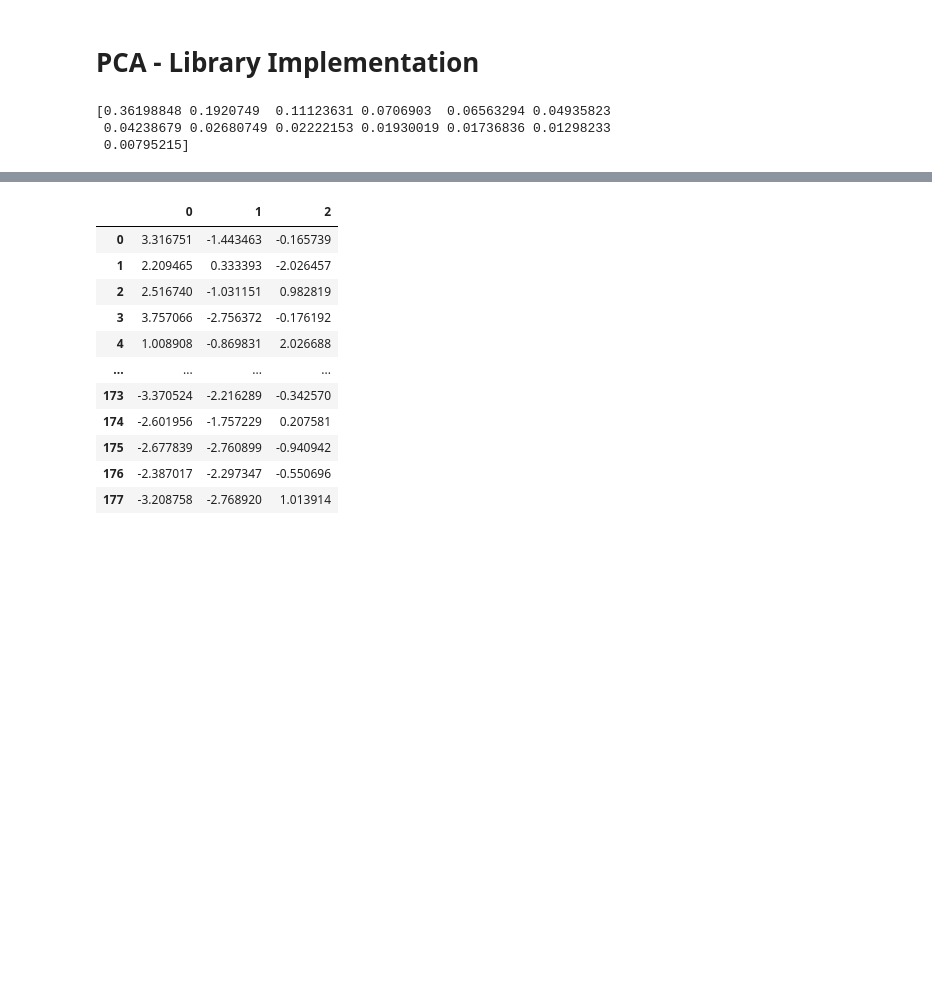
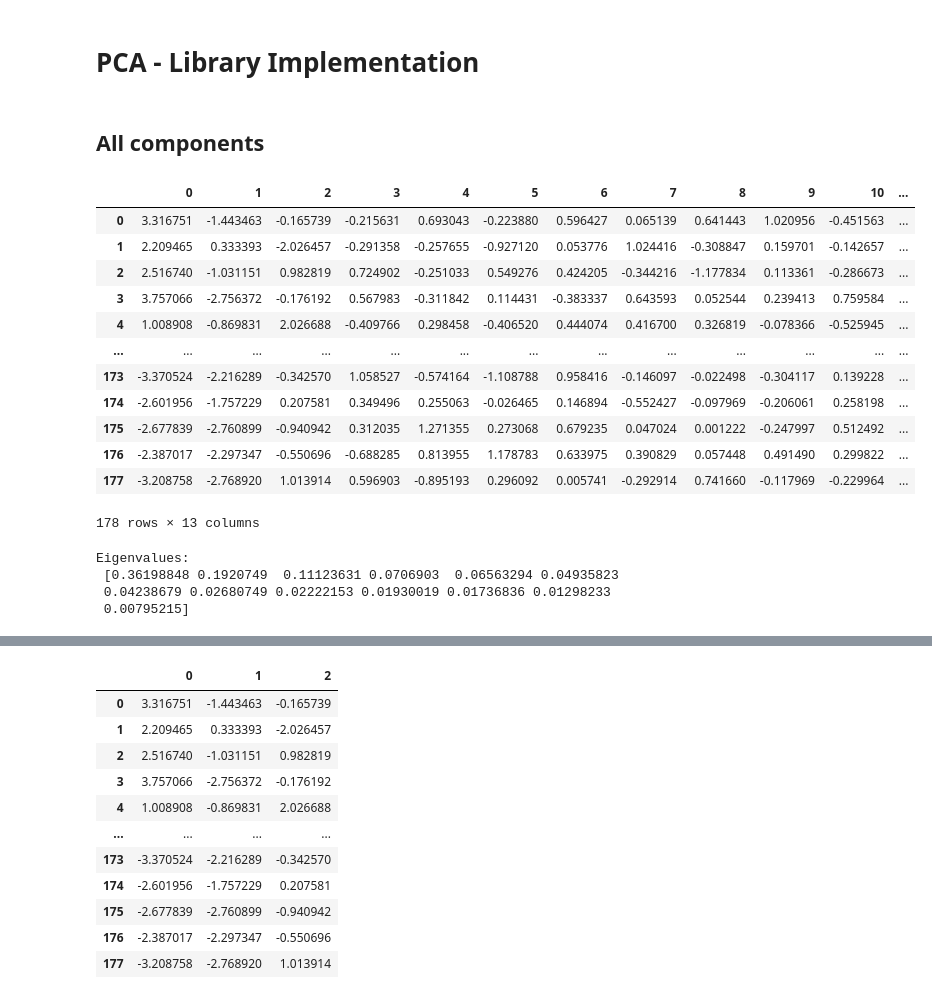
Before and after one commit to khetansarvesh/Tabular-Cross-Sectional-Modelling, a Jupyter notebook: modelling/dimensionality-reduction/PCA.ipynb, the cells around one changed output, grey strips where cells are left out. Drawn from its saved outputs; the diff is of its cells as text; code cells hidden in the pictures; blank space fills up the shorter version.

```diff
--- a/modelling/dimensionality-reduction/PCA.ipynb
+++ b/modelling/dimensionality-reduction/PCA.ipynb
@@ -56,13 +69,30 @@ X
 178 rows × 13 columns
 # %% [markdown]
 # **PCA - Library Implementation**
+# %% [markdown]
+## All components
 # %%
-from sklearn.decomposition import PCA
 pca = PCA(n_components = None)
 X_new = pca.fit_transform(X)
-explained_variance = pca.explained_variance_ratio_
-print(explained_variance)
+pd.DataFrame(X_new)
 # %% [output]
+|  | 0 | 1 | 2 | 3 | 4 | 5 | 6 | 7 | 8 | 9 | 10 | ... |
+| 0 | 3.316751 | -1.443463 | -0.165739 | -0.215631 | 0.693043 | -0.223880 | 0.596427 | 0.065139 | 0.641443 | 1.020956 | -0.451563 | ... |
+| 1 | 2.209465 | 0.333393 | -2.026457 | -0.291358 | -0.257655 | -0.927120 | 0.053776 | 1.024416 | -0.308847 | 0.159701 | -0.142657 | ... |
+| 2 | 2.516740 | -1.031151 | 0.982819 | 0.724902 | -0.251033 | 0.549276 | 0.424205 | -0.344216 | -1.177834 | 0.113361 | -0.286673 | ... |
+| 3 | 3.757066 | -2.756372 | -0.176192 | 0.567983 | -0.311842 | 0.114431 | -0.383337 | 0.643593 | 0.052544 | 0.239413 | 0.759584 | ... |
+| 4 | 1.008908 | -0.869831 | 2.026688 | -0.409766 | 0.298458 | -0.406520 | 0.444074 | 0.416700 | 0.326819 | -0.078366 | -0.525945 | ... |
+| ... | ... | ... | ... | ... | ... | ... | ... | ... | ... | ... | ... | ... |
+| 173 | -3.370524 | -2.216289 | -0.342570 | 1.058527 | -0.574164 | -1.108788 | 0.958416 | -0.146097 | -0.022498 | -0.304117 | 0.139228 | ... |
+| 174 | -2.601956 | -1.757229 | 0.207581 | 0.349496 | 0.255063 | -0.026465 | 0.146894 | -0.552427 | -0.097969 | -0.206061 | 0.258198 | ... |
+| 175 | -2.677839 | -2.760899 | -0.940942 | 0.312035 | 1.271355 | 0.273068 | 0.679235 | 0.047024 | 0.001222 | -0.247997 | 0.512492 | ... |
+| 176 | -2.387017 | -2.297347 | -0.550696 | -0.688285 | 0.813955 | 1.178783 | 0.633975 | 0.390829 | 0.057448 | 0.491490 | 0.299822 | ... |
+| 177 | -3.208758 | -2.768920 | 1.013914 | 0.596903 | -0.895193 | 0.296092 | 0.005741 | -0.292914 | 0.741660 | -0.117969 | -0.229964 | ... |
-[0.36198848 0.1920749  0.11123631 0.0706903  0.06563294 0.04935823
- 0.04238679 0.02680749 0.02222153 0.01930019 0.01736836 0.01298233
- 0.00795215]
+178 rows × 13 columns
+# %%
+print("Eigenvalues: \n", pca.explained_variance_ratio_)
+# %% [output]
+Eigenvalues:
+ [0.36198848 0.1920749  0.11123631 0.0706903  0.06563294 0.04935823
+ 0.04238679 0.02680749 0.02222153 0.01930019 0.01736836 0.01298233
+ 0.00795215]
```
Also changed, not shown: parts of 11 cells of this notebook.
